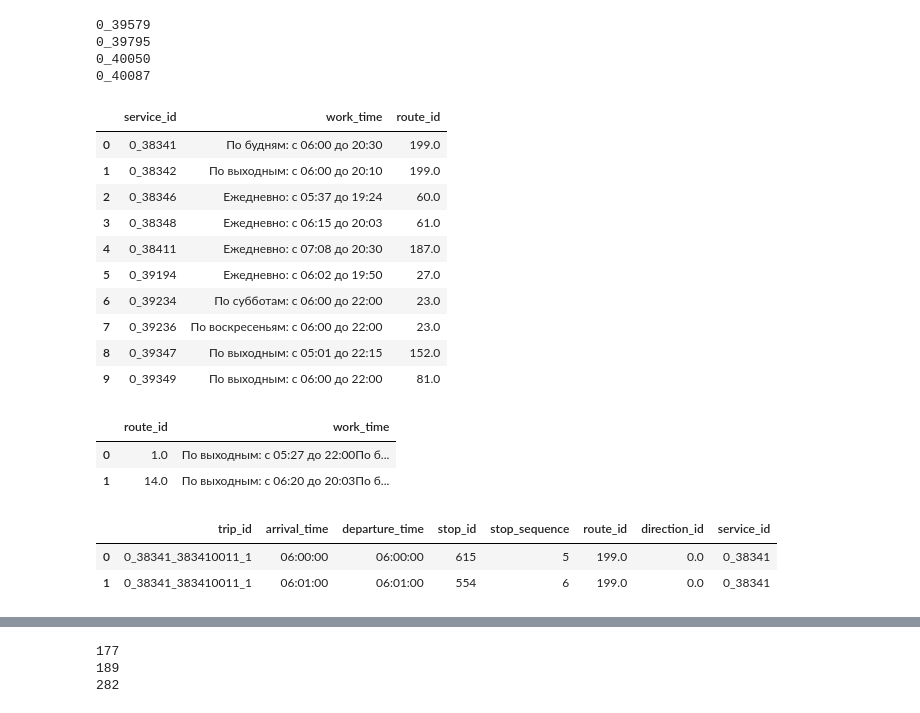
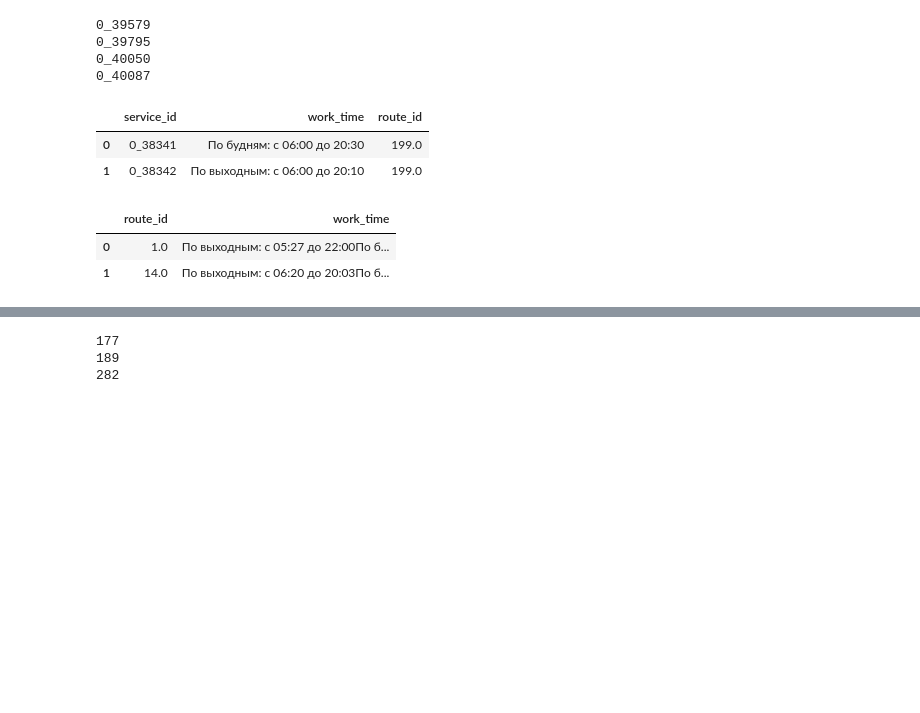
Before and after one commit to ochristm/samara, a Jupyter notebook: otchet/otchet_reestr.ipynb, the cells around one changed output, grey strips where cells are left out. Drawn from its saved outputs; the diff is of its cells as text; code cells hidden in the pictures; blank space fills up the shorter version.

```diff
--- a/otchet/otchet_reestr.ipynb
+++ b/otchet/otchet_reestr.ipynb
@@ -195,6 +195,7 @@ def get_time_in_route(rt_id, np_stptm, ind_trid, ind_arrtm, ind_rtid):
 # %%
 stop_times_rts = stop_times.merge(trips[['trip_id', 'route_id', 'direction_id', 'service_id']],
                                    how='left', on=['trip_id'])
+stop_times_rts['day_trips_id'] = stop_times_rts['trip_id'].apply(lambda one: "_".join(one.split("_")[:-1]))
 # %%
 np_stptm = stop_times_rts.to_numpy()
 ind_trid = list(stop_times_rts.columns).index('trip_id')
@@ -268,19 +270,11 @@ serv_rts = serv_rts.drop_duplicates().reset_index(drop=True)
 df_calend = df_calend.merge(serv_rts,
                             how='left', on=['service_id'])
 # %%
-df_calend.head(10)
+df_calend.head(2)
 # %% [output]
 |  | service_id | work_time | route_id |
 | 0 | 0_38341 | По будням: c 06:00 до 20:30 | 199.0 |
 | 1 | 0_38342 | По выходным: c 06:00 до 20:10 | 199.0 |
-| 2 | 0_38346 | Ежедневно: c 05:37 до 19:24 | 60.0 |
-| 3 | 0_38348 | Ежедневно: c 06:15 до 20:03 | 61.0 |
-| 4 | 0_38411 | Ежедневно: c 07:08 до 20:30 | 187.0 |
-| 5 | 0_39194 | Ежедневно: c 06:02 до 19:50 | 27.0 |
-| 6 | 0_39234 | По субботам: c 06:00 до 22:00 | 23.0 |
-| 7 | 0_39236 | По воскресеньям: c 06:00 до 22:00 | 23.0 |
-| 8 | 0_39347 | По выходным: c 05:01 до 22:15 | 152.0 |
-| 9 | 0_39349 | По выходным: c 06:00 до 22:00 | 81.0 |
 # %%
 df_calend2=df_calend.copy()
 # %%
@@ -293,9 +287,3 @@ grp_df_calend2.head(2)
 |  | route_id | work_time |
 | 0 | 1.0 | По выходным: c 05:27 до 22:00По б... |
 | 1 | 14.0 | По выходным: c 06:20 до 20:03По б... |
-# %%
-stop_times_rts.head(2)
-# %% [output]
-|  | trip_id | arrival_time | departure_time | stop_id | stop_sequence | route_id | direction_id | service_id |
-| 0 | 0_38341_383410011_1 | 06:00:00 | 06:00:00 | 615 | 5 | 199.0 | 0.0 | 0_38341 |
-| 1 | 0_38341_383410011_1 | 06:01:00 | 06:01:00 | 554 | 6 | 199.0 | 0.0 | 0_38341 |
```
Also changed, not shown: parts of 15 cells of this notebook.
